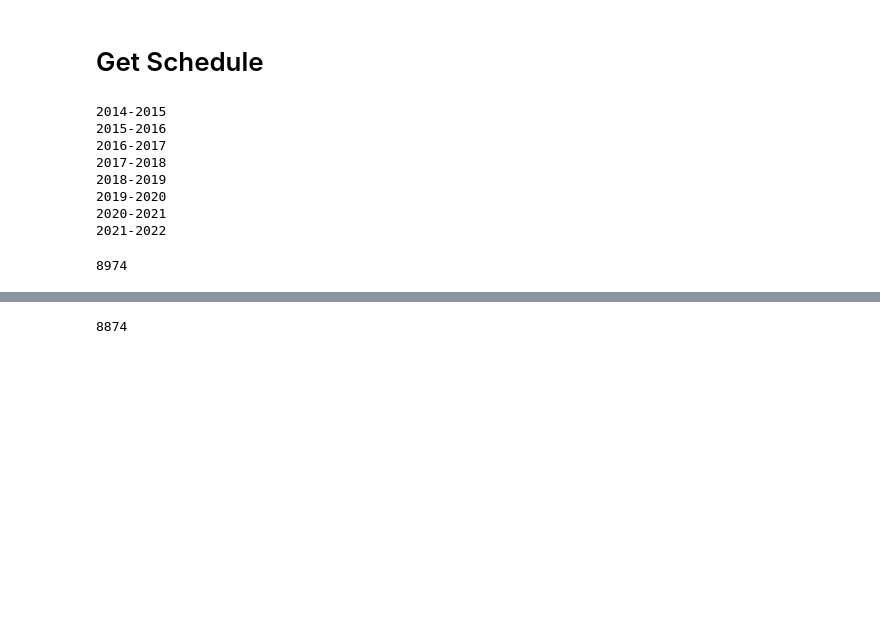
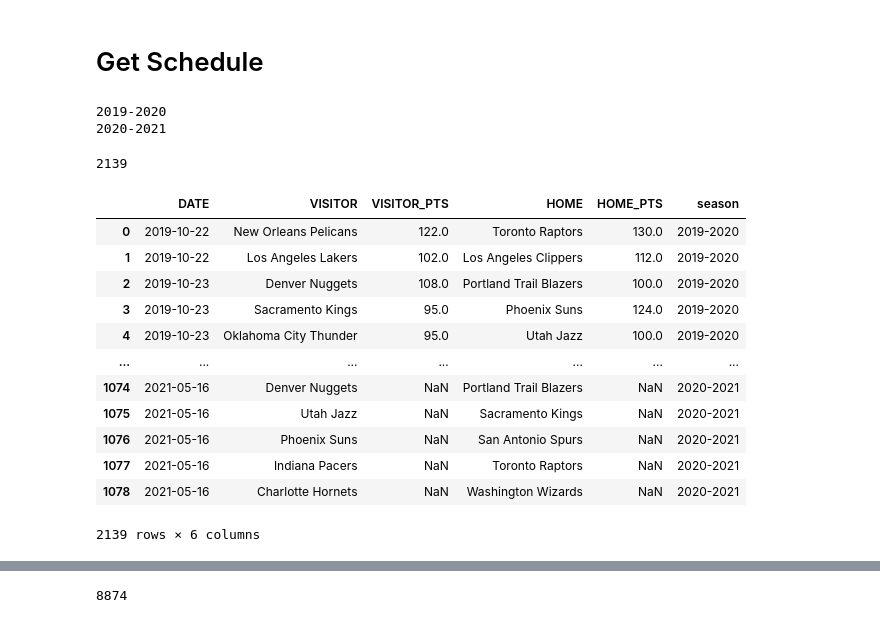
Before and after one commit to JJnotJimmyJohn/NBA_Score_Prediction, a Jupyter notebook: Data.ipynb, the cells around one changed output, grey strips where cells are left out. Drawn from its saved outputs; the diff is of its cells as text; code cells hidden in the pictures; blank space fills up the shorter version.

Commit message:
finish schedule scraping

```diff
--- a/Data.ipynb
+++ b/Data.ipynb
@@ -42,21 +44,31 @@ team_dict
 # %%
 all_schedules = []
 for year in range(2014,2022):
-    print(f"{year}-{year+1}")
+    print(f"{year-1}-{year}")
     year_schedule = get_schedule(year, playoffs=False)
-    year_schedule['season']= f"{year}-{year+1}"
+    year_schedule['season']= f"{year-1}-{year}"
     all_schedules.append(year_schedule)
 # %% [output]
-2014-2015
-2015-2016
-2016-2017
-2017-2018
-2018-2019
 2019-2020
 2020-2021
-2021-2022
 # %%
 schedule_20142021 = pd.concat(all_schedules)
 len(schedule_20142021)
 # %% [output]
-8974
+2139
+# %%
+schedule_20142021
+# %% [output]
+|  | DATE | VISITOR | VISITOR_PTS | HOME | HOME_PTS | season |
+| 0 | 2019-10-22 | New Orleans Pelicans | 122.0 | Toronto Raptors | 130.0 | 2019-2020 |
+| 1 | 2019-10-22 | Los Angeles Lakers | 102.0 | Los Angeles Clippers | 112.0 | 2019-2020 |
+| 2 | 2019-10-23 | Denver Nuggets | 108.0 | Portland Trail Blazers | 100.0 | 2019-2020 |
+| 3 | 2019-10-23 | Sacramento Kings | 95.0 | Phoenix Suns | 124.0 | 2019-2020 |
+| 4 | 2019-10-23 | Oklahoma City Thunder | 95.0 | Utah Jazz | 100.0 | 2019-2020 |
+| ... | ... | ... | ... | ... | ... | ... |
+| 1074 | 2021-05-16 | Denver Nuggets | NaN | Portland Trail Blazers | NaN | 2020-2021 |
+| 1075 | 2021-05-16 | Utah Jazz | NaN | Sacramento Kings | NaN | 2020-2021 |
+| 1076 | 2021-05-16 | Phoenix Suns | NaN | San Antonio Spurs | NaN | 2020-2021 |
+| 1077 | 2021-05-16 | Indiana Pacers | NaN | Toronto Raptors | NaN | 2020-2021 |
+| 1078 | 2021-05-16 | Charlotte Hornets | NaN | Washington Wizards | NaN | 2020-2021 |
+2139 rows × 6 columns
```
Also changed, not shown: parts of 4 cells of this notebook, 4 other files.
